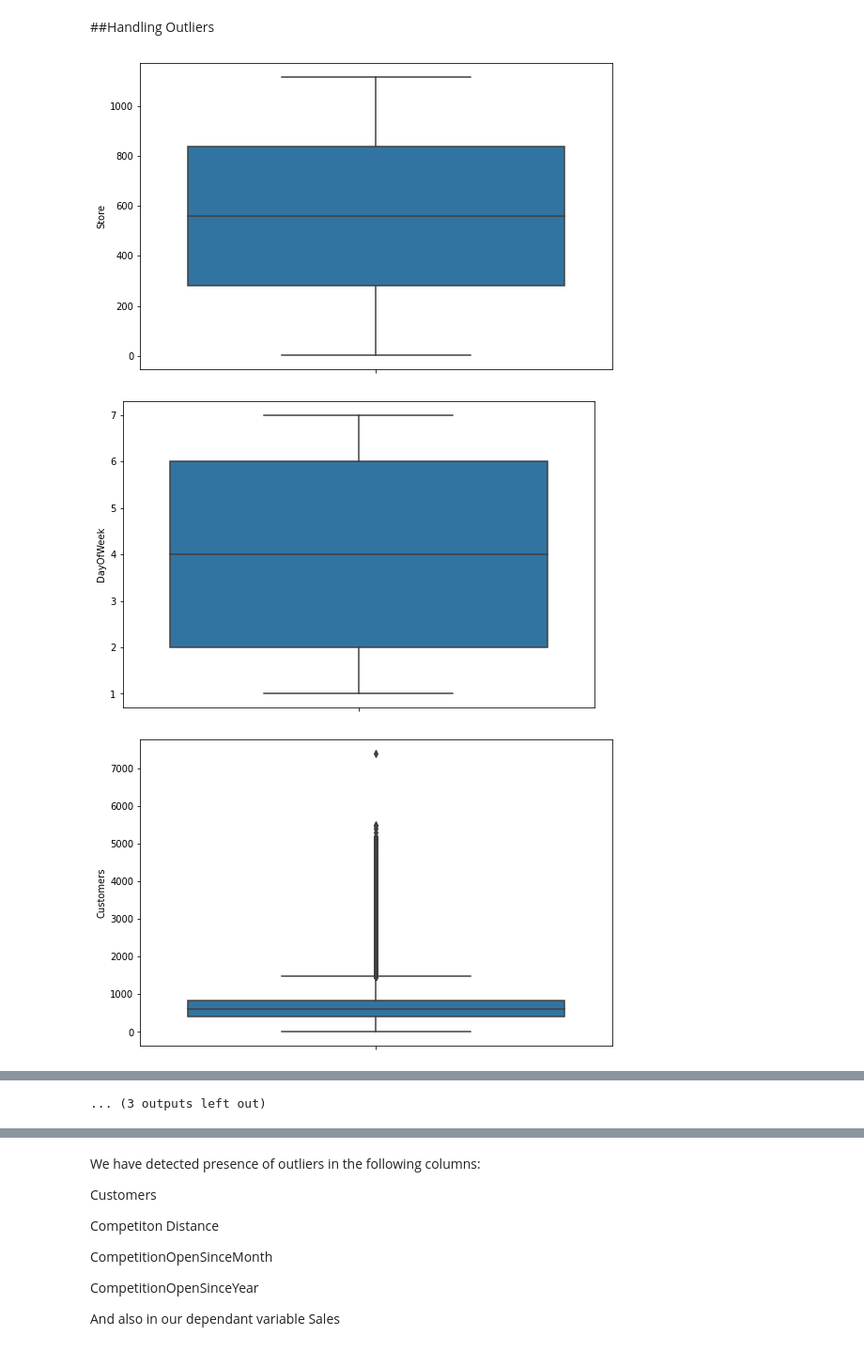
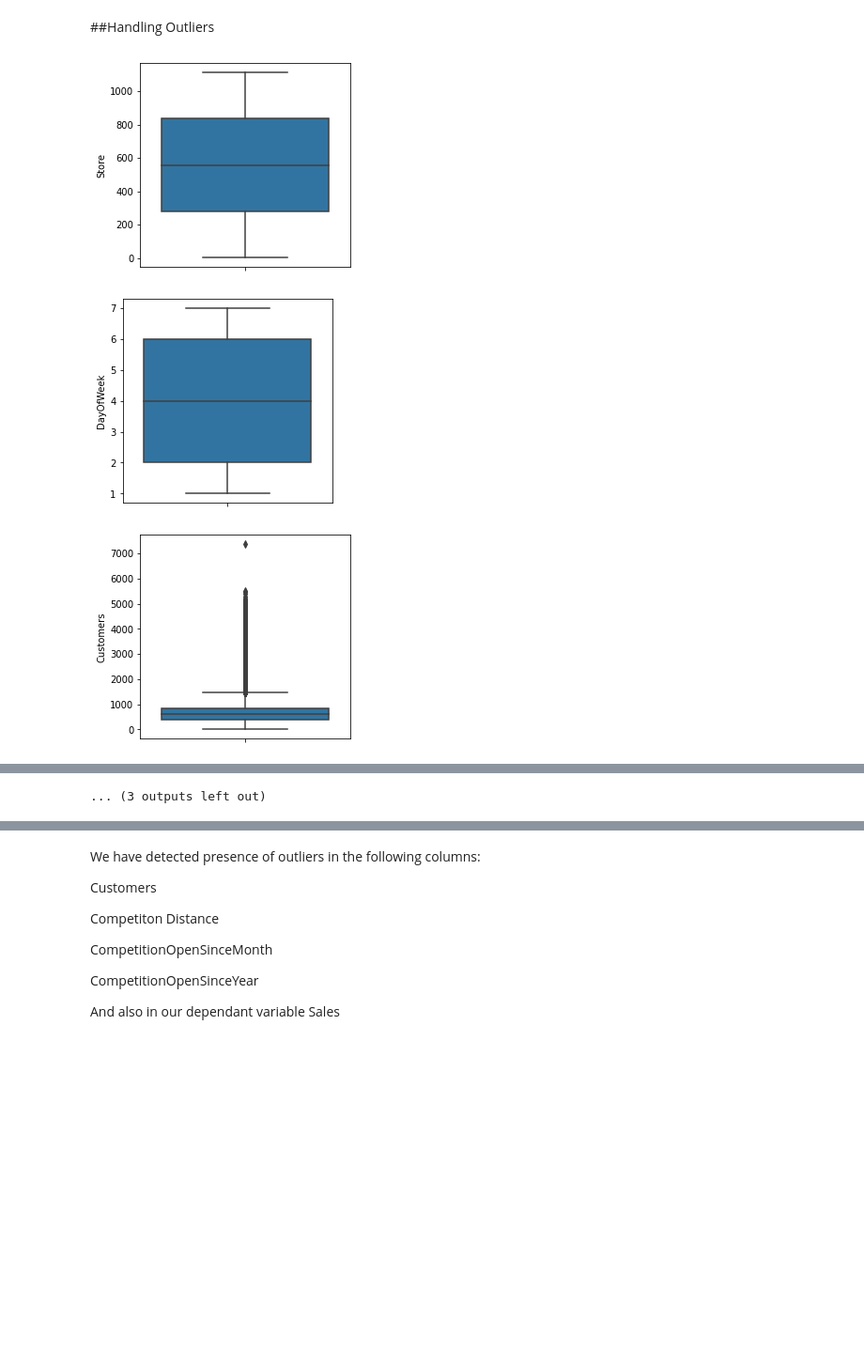
Before and after one commit to cpvivek/Rossman-Sales-Prediction-Machine-Learning-Regression-Model, a Jupyter notebook: Rossmann_Sales_Prediction_Capstone_Project_Vivek_CP.ipynb, the cells around one changed output, grey strips where cells are left out. Shown at 94% size. Saved outputs shown, nothing was run; the diff lists cells and outputs as text; code cells hidden in the pictures; blank space fills up the shorter version.

```diff
--- a/Rossmann_Sales_Prediction_Capstone_Project_Vivek_CP.ipynb
+++ b/Rossmann_Sales_Prediction_Capstone_Project_Vivek_CP.ipynb
@@ -640,13 +648,13 @@ target_variable=['Sales']
 # %%
 #Let's look into outliers in numerical features
 for col in numerical_features:
-  plt.figure(figsize=(9,6))
+  plt.figure(figsize=(4,4))
   fig=sns.boxplot(y=dataset[col])
   fig.set_title('')
   fig.set_ylabel(col)
 
   plt.show()
 # %% [output]
-[figure, old version]
+[figure, new version]
-[figure, old version]
+[figure, new version]
-[figure, old version]
+[figure, new version]
```
Also changed, not shown: parts of 94 cells of this notebook.
